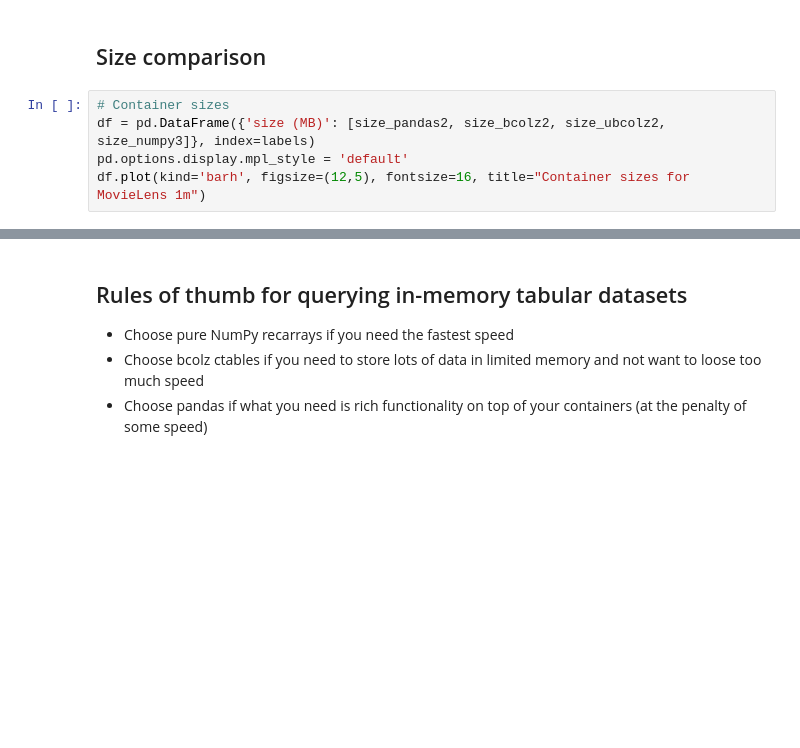
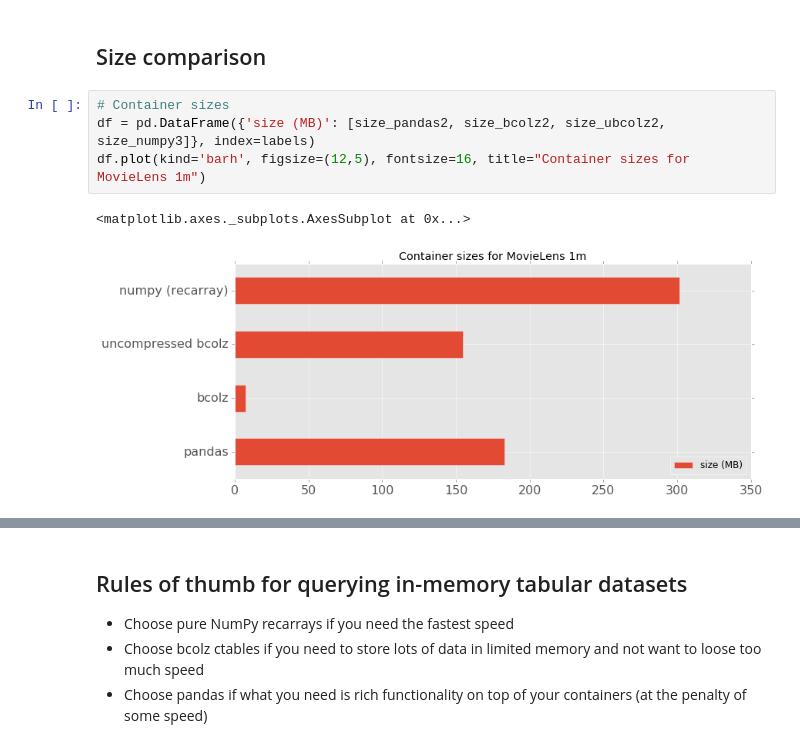
Before and after one commit to ASPP/DataContainers, a Jupyter notebook: tutorial/3-In-Memory-Tables.ipynb, the cells around one changed output, grey strips where cells are left out. Saved outputs shown, nothing was run; the diff lists cells and outputs as text; blank space fills up the shorter version.

```diff
--- a/tutorial/3-In-Memory-Tables.ipynb
+++ b/tutorial/3-In-Memory-Tables.ipynb
@@ -190,5 +396,7 @@ df.plot(kind='barh', figsize=(12,5), fontsize=16, title="Query times for MovieLe
 # %%
 # Container sizes
 df = pd.DataFrame({'size (MB)': [size_pandas2, size_bcolz2, size_ubcolz2, size_numpy3]}, index=labels)
-pd.options.display.mpl_style = 'default'
 df.plot(kind='barh', figsize=(12,5), fontsize=16, title="Container sizes for MovieLens 1m")
+# %% [output]
+<matplotlib.axes._subplots.AxesSubplot at 0x...>
+[figure, added]
```
Also changed, not shown: parts of 48 cells of this notebook, 3 other files.
